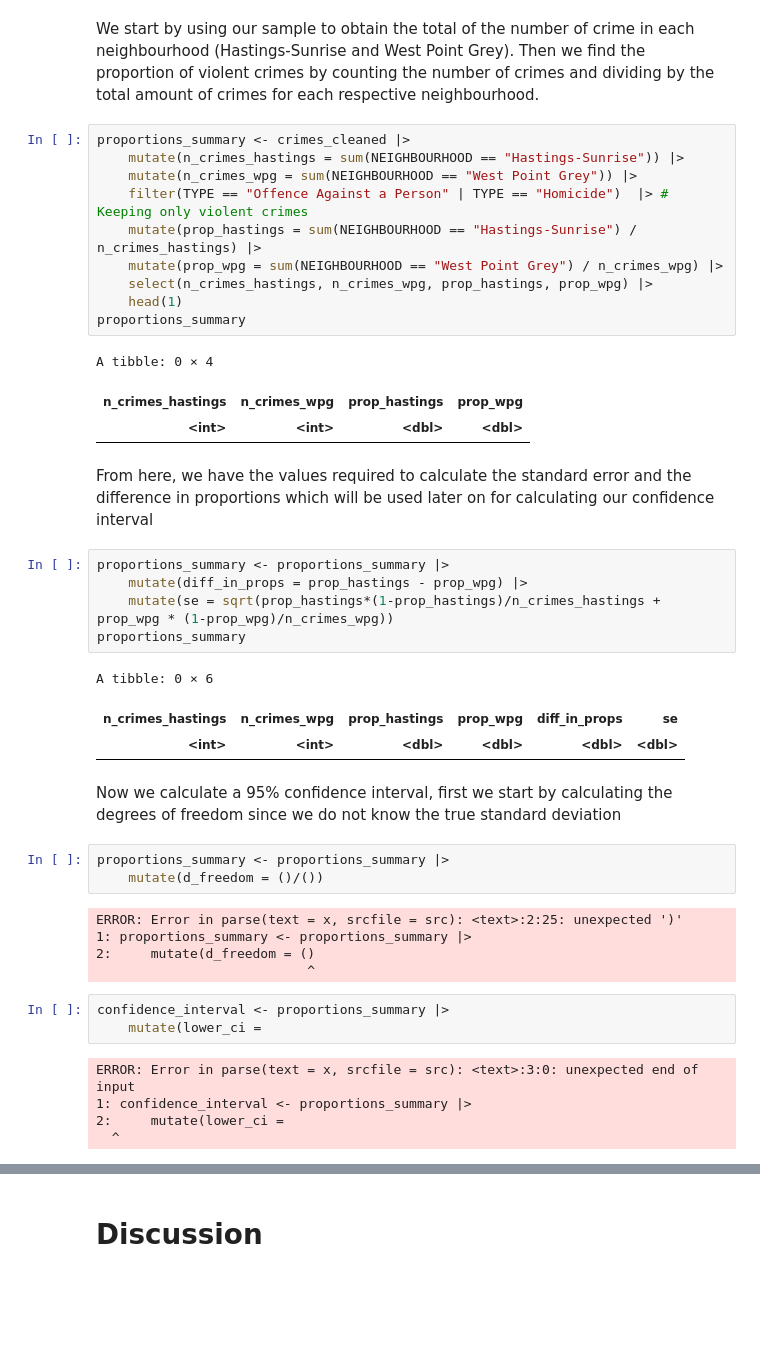
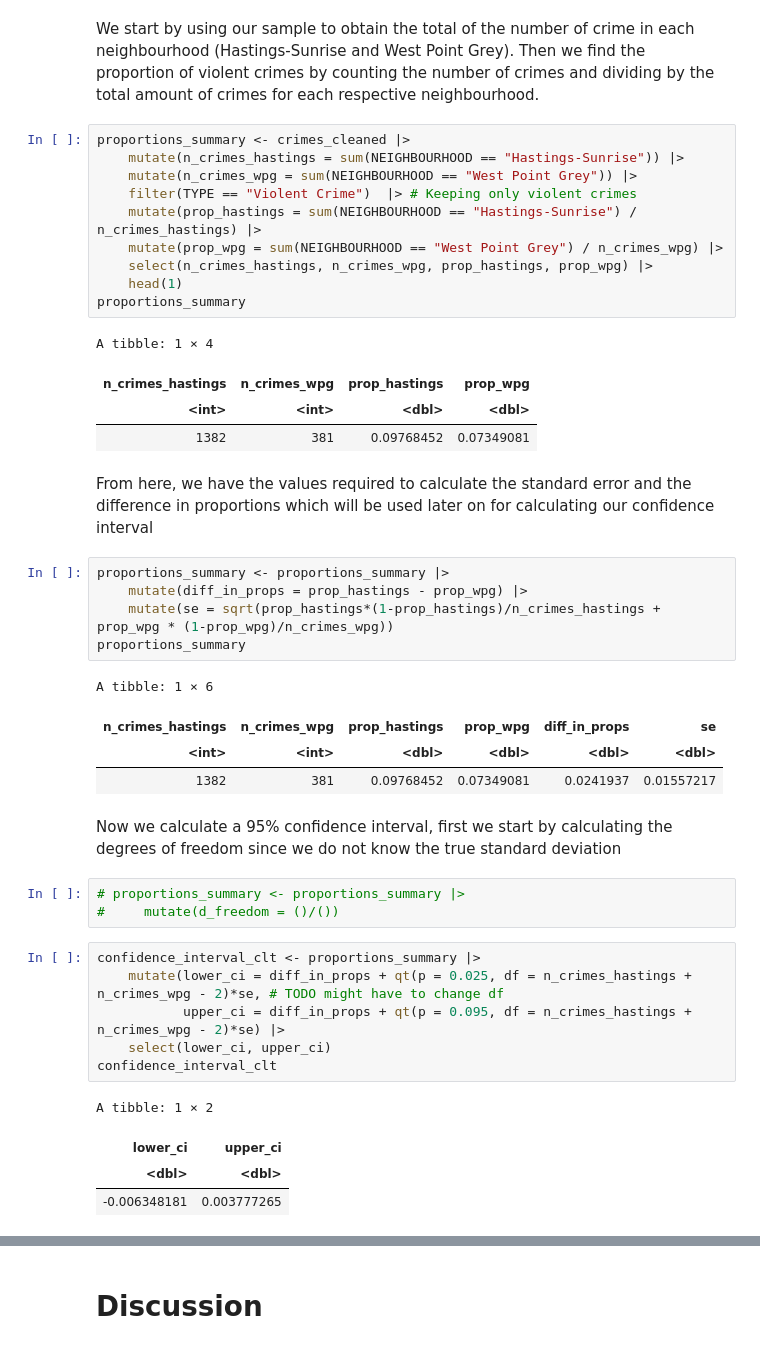
Before and after one commit to Carson-Lu/stat201project-Group27, a Jupyter notebook: proposal.ipynb, the cells around one changed output, grey strips where cells are left out. Saved outputs shown, nothing was run; the diff lists cells and outputs as text; blank space fills up the shorter version.

```diff
--- a/proposal.ipynb
+++ b/proposal.ipynb
@@ -354,17 +363,18 @@ We start by using our sample to obtain the total of the number of crime in each
 # %%
 proportions_summary <- crimes_cleaned |>
     mutate(n_crimes_hastings = sum(NEIGHBOURHOOD == "Hastings-Sunrise")) |>
     mutate(n_crimes_wpg = sum(NEIGHBOURHOOD == "West Point Grey")) |>
-    filter(TYPE == "Offence Against a Person" | TYPE == "Homicide")  |> # Keeping only violent crimes
+    filter(TYPE == "Violent Crime")  |> # Keeping only violent crimes
     mutate(prop_hastings = sum(NEIGHBOURHOOD == "Hastings-Sunrise") / n_crimes_hastings) |>
     mutate(prop_wpg = sum(NEIGHBOURHOOD == "West Point Grey") / n_crimes_wpg) |>
     select(n_crimes_hastings, n_crimes_wpg, prop_hastings, prop_wpg) |>
     head(1)
 proportions_summary
 # %% [output]
-A tibble: 0 × 4
+A tibble: 1 × 4
 | n_crimes_hastings | n_crimes_wpg | prop_hastings | prop_wpg |
 | <int> | <int> | <dbl> | <dbl> |
+| 1382 | 381 | 0.09768452 | 0.07349081 |
 # %% [markdown]
 From here, we have the values required to calculate the standard error and the difference in proportions which will be used later on for calculating our confidence interval
 # %%
@@ -373,26 +383,25 @@ proportions_summary <- proportions_summary |>
     mutate(se = sqrt(prop_hastings*(1-prop_hastings)/n_crimes_hastings + prop_wpg * (1-prop_wpg)/n_crimes_wpg))
 proportions_summary
 # %% [output]
-A tibble: 0 × 6
+A tibble: 1 × 6
 | n_crimes_hastings | n_crimes_wpg | prop_hastings | prop_wpg | diff_in_props | se |
 | <int> | <int> | <dbl> | <dbl> | <dbl> | <dbl> |
+| 1382 | 381 | 0.09768452 | 0.07349081 | 0.0241937 | 0.01557217 |
 # %% [markdown]
 Now we calculate a 95% confidence interval, first we start by calculating the degrees of freedom since we do not know the true standard deviation
 # %%
-proportions_summary <- proportions_summary |>
-    mutate(d_freedom = ()/())
+# proportions_summary <- proportions_summary |>
+#     mutate(d_freedom = ()/())
-# %% [output]
-ERROR: Error in parse(text = x, srcfile = src): <text>:2:25: unexpected ')'
-1: proportions_summary <- proportions_summary |>
-2:     mutate(d_freedom = ()
-                           ^
 # %%
-confidence_interval <- proportions_summary |>
-    mutate(lower_ci =
+confidence_interval_clt <- proportions_summary |>
+    mutate(lower_ci = diff_in_props + qt(p = 0.025, df = n_crimes_hastings + n_crimes_wpg - 2)*se, # TODO might have to change df
+           upper_ci = diff_in_props + qt(p = 0.095, df = n_crimes_hastings + n_crimes_wpg - 2)*se) |>
+    select(lower_ci, upper_ci)
+confidence_interval_clt
 # %% [output]
-ERROR: Error in parse(text = x, srcfile = src): <text>:3:0: unexpected end of input
-1: confidence_interval <- proportions_summary |>
-2:     mutate(lower_ci =
-  ^
+A tibble: 1 × 2
+| lower_ci | upper_ci |
+| <dbl> | <dbl> |
+| -0.006348181 | 0.003777265 |
 # %%
 2*pnorm(proportions_summary$diff_in_props/proportions_summary$se, lower.tail = FALSE)
```
Also changed, not shown: parts of 2 cells of this notebook.
